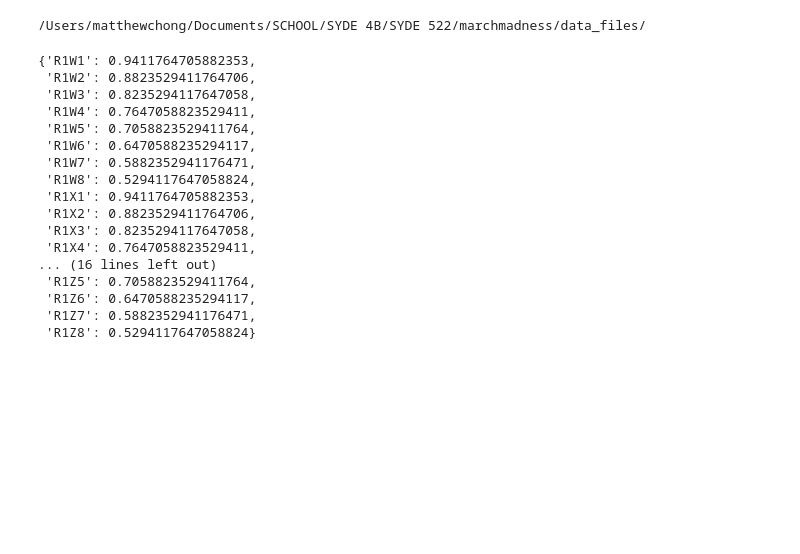
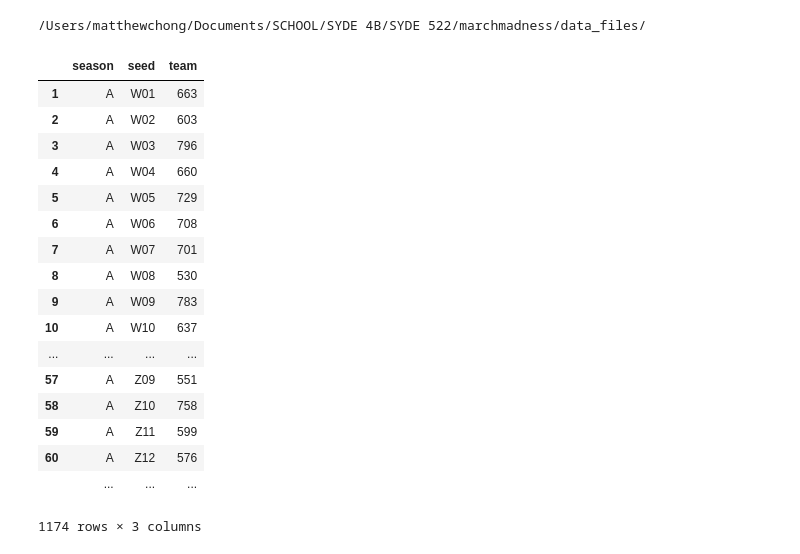
Before and after one commit to bpjsincl/marchmadness, a Jupyter notebook: random_forest.ipynb, the cells around one changed output. Saved outputs shown, nothing was run; the diff lists cells and outputs as text; code cells hidden in the pictures; blank space fills up the shorter version.

```diff
--- a/random_forest.ipynb
+++ b/random_forest.ipynb
@@ -23,26 +23,27 @@ for game in range(0,len(tourney_R1_games)):
     low_rank = R1_bracket[tourney_R1_games[game]][1]
     prob_A.append(simple_prob_func(high_rank, low_rank))
 game_probs_dict = dict(zip(tourney_R1_games, prob_A))
-# %%
-game_probs_dict
-# %% [output]
-{'R1W1': 0.9411764705882353,
- 'R1W2': 0.8823529411764706,
- 'R1W3': 0.8235294117647058,
- 'R1W4': 0.7647058823529411,
- 'R1W5': 0.7058823529411764,
- 'R1W6': 0.6470588235294117,
- 'R1W7': 0.5882352941176471,
- 'R1W8': 0.5294117647058824,
- 'R1X1': 0.9411764705882353,
- 'R1X2': 0.8823529411764706,
- 'R1X3': 0.8235294117647058,
- 'R1X4': 0.7647058823529411,
-... (16 lines left out)
- 'R1Z5': 0.7058823529411764,
- 'R1Z6': 0.6470588235294117,
- 'R1Z7': 0.5882352941176471,
- 'R1Z8': 0.5294117647058824}
+# %%
+tourney_seeds
+# %% [output]
+|  | season | seed | team |
+| 1 | A | W01 | 663 |
+| 2 | A | W02 | 603 |
+| 3 | A | W03 | 796 |
+| 4 | A | W04 | 660 |
+| 5 | A | W05 | 729 |
+| 6 | A | W06 | 708 |
+| 7 | A | W07 | 701 |
+| 8 | A | W08 | 530 |
+| 9 | A | W09 | 783 |
+| 10 | A | W10 | 637 |
+| ... | ... | ... | ... |
+| 57 | A | Z09 | 551 |
+| 58 | A | Z10 | 758 |
+| 59 | A | Z11 | 599 |
+| 60 | A | Z12 | 576 |
+|  | ... | ... | ... |
+1174 rows × 3 columns
 # %%
 from sklearn.datasets import load_iris
 from sklearn.ensemble import RandomForestClassifier
```
Also changed, not shown: parts of 14 cells of this notebook, 1 other file.
